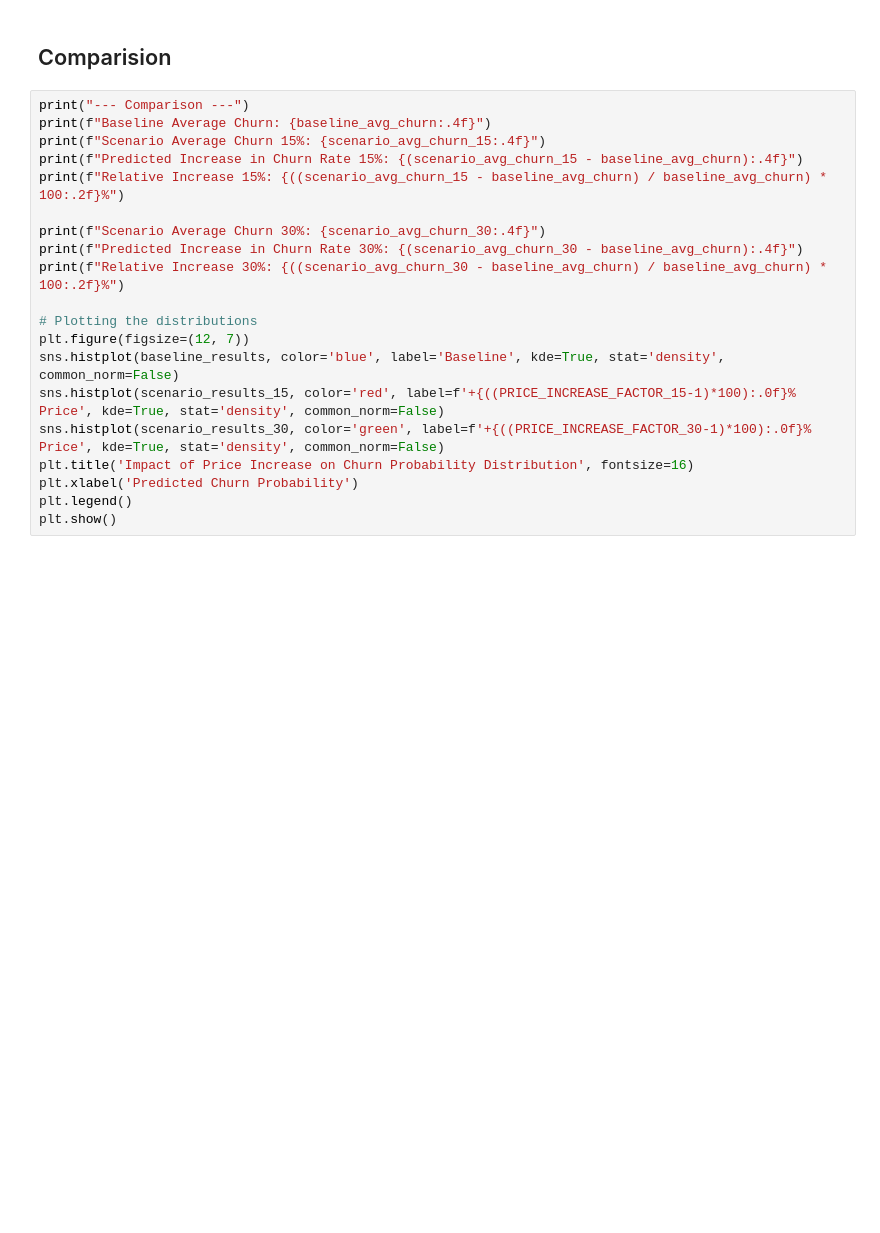
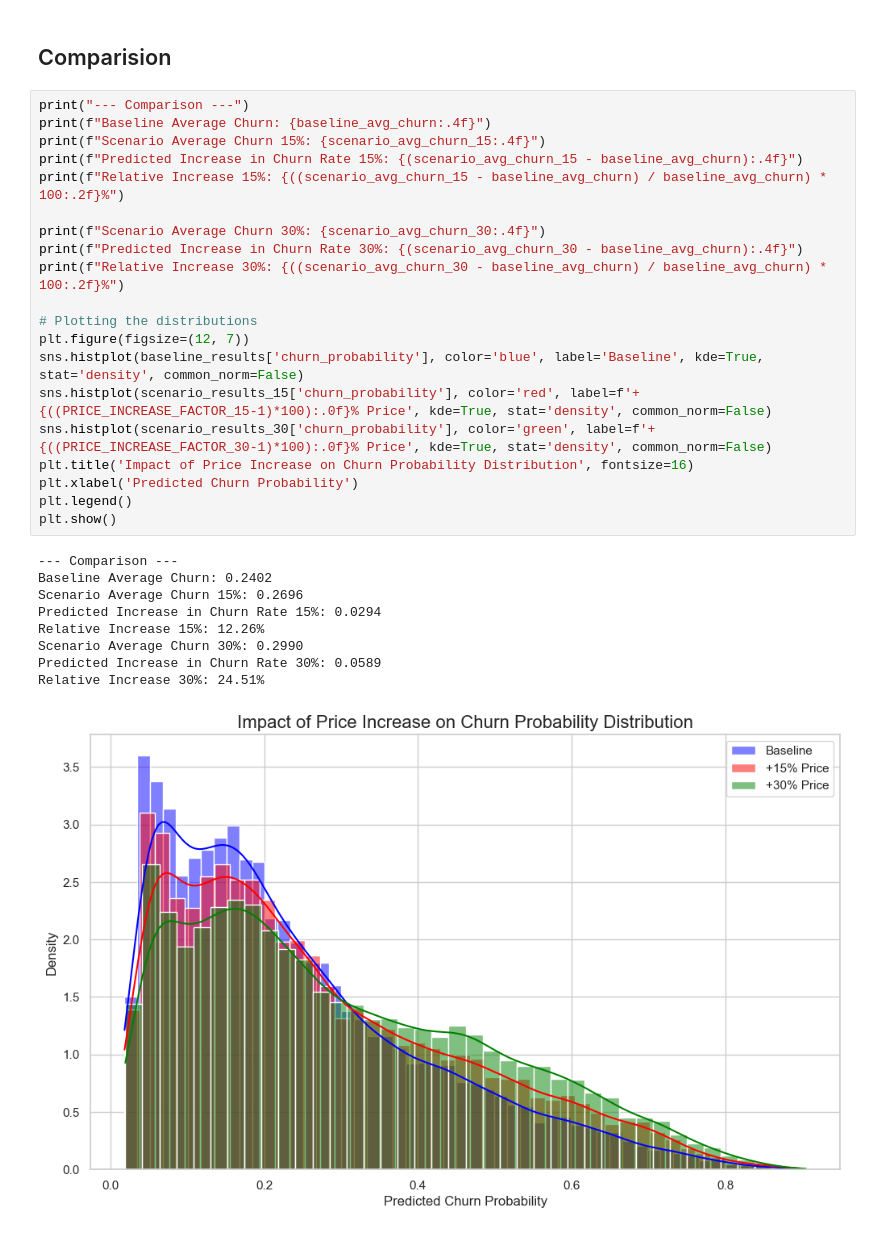
Before and after one commit to itxtx/customer_churn_prediction, a Jupyter notebook: notebooks/price_impact_simulation.ipynb, the cells around one changed output. Saved outputs shown, nothing was run; the diff lists cells and outputs as text; blank space fills up the shorter version.

Commit message:
update price impact simulation

```diff
--- a/notebooks/price_impact_simulation.ipynb
+++ b/notebooks/price_impact_simulation.ipynb
@@ -115,20 +126,30 @@ print(f"\nScenario Average Predicted Churn Rate: {scenario_avg_churn_30:.4f}")
 # %%
 print("--- Comparison ---")
 print(f"Baseline Average Churn: {baseline_avg_churn:.4f}")
 print(f"Scenario Average Churn 15%: {scenario_avg_churn_15:.4f}")
 print(f"Predicted Increase in Churn Rate 15%: {(scenario_avg_churn_15 - baseline_avg_churn):.4f}")
 print(f"Relative Increase 15%: {((scenario_avg_churn_15 - baseline_avg_churn) / baseline_avg_churn) * 100:.2f}%")
 
 print(f"Scenario Average Churn 30%: {scenario_avg_churn_30:.4f}")
 print(f"Predicted Increase in Churn Rate 30%: {(scenario_avg_churn_30 - baseline_avg_churn):.4f}")
 print(f"Relative Increase 30%: {((scenario_avg_churn_30 - baseline_avg_churn) / baseline_avg_churn) * 100:.2f}%")
 
 # Plotting the distributions
 plt.figure(figsize=(12, 7))
-sns.histplot(baseline_results, color='blue', label='Baseline', kde=True, stat='density', common_norm=False)
-sns.histplot(scenario_results_15, color='red', label=f'+{((PRICE_INCREASE_FACTOR_15-1)*100):.0f}% Price', kde=True, stat='density', common_norm=False)
-sns.histplot(scenario_results_30, color='green', label=f'+{((PRICE_INCREASE_FACTOR_30-1)*100):.0f}% Price', kde=True, stat='density', common_norm=False)
+sns.histplot(baseline_results['churn_probability'], color='blue', label='Baseline', kde=True, stat='density', common_norm=False)
+sns.histplot(scenario_results_15['churn_probability'], color='red', label=f'+{((PRICE_INCREASE_FACTOR_15-1)*100):.0f}% Price', kde=True, stat='density', common_norm=False)
+sns.histplot(scenario_results_30['churn_probability'], color='green', label=f'+{((PRICE_INCREASE_FACTOR_30-1)*100):.0f}% Price', kde=True, stat='density', common_norm=False)
 plt.title('Impact of Price Increase on Churn Probability Distribution', fontsize=16)
 plt.xlabel('Predicted Churn Probability')
 plt.legend()
 plt.show()
+# %% [output]
+--- Comparison ---
+Baseline Average Churn: 0.2402
+Scenario Average Churn 15%: 0.2696
+Predicted Increase in Churn Rate 15%: 0.0294
+Relative Increase 15%: 12.26%
+Scenario Average Churn 30%: 0.2990
+Predicted Increase in Churn Rate 30%: 0.0589
+Relative Increase 30%: 24.51%
+[figure, added]
```
Also changed, not shown: parts of 3 cells of this notebook, 2 other files.
